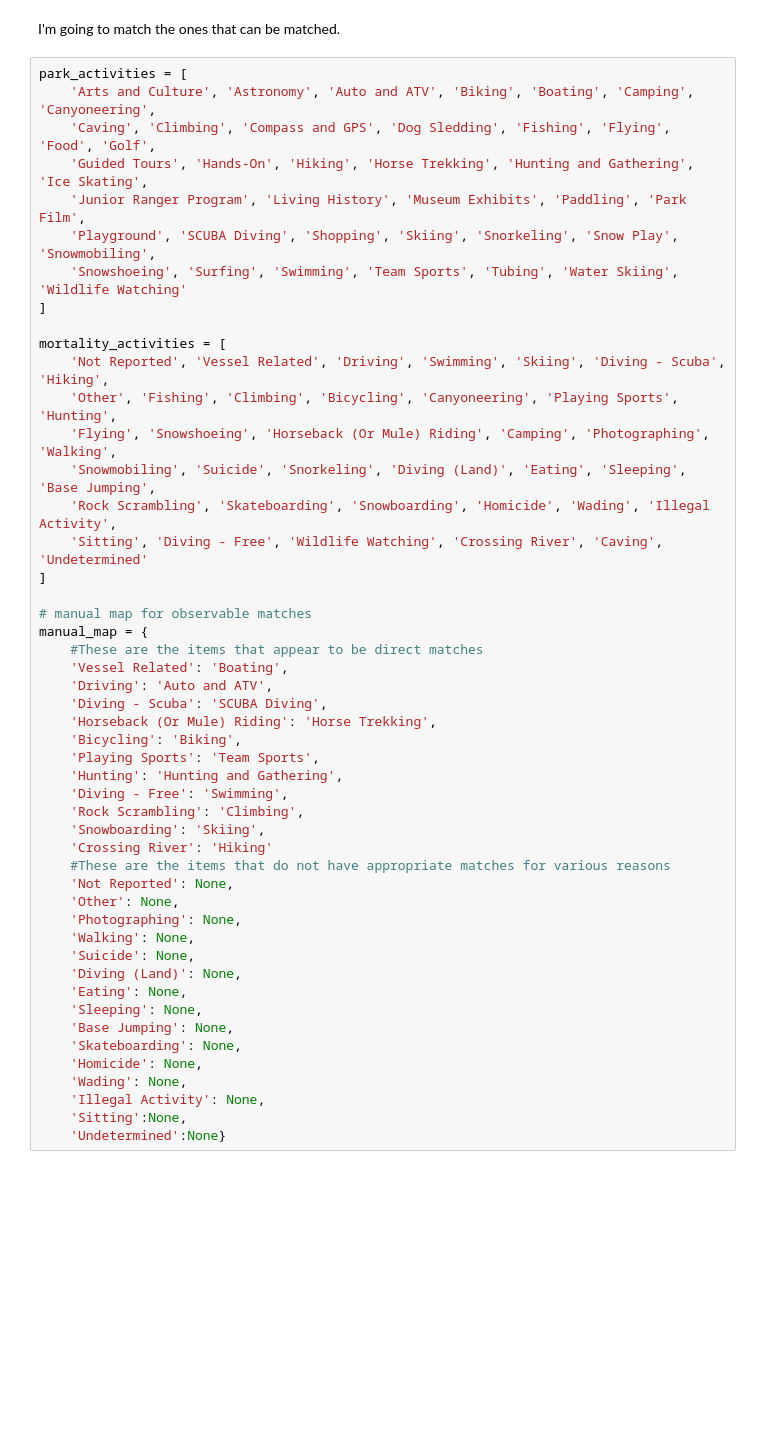
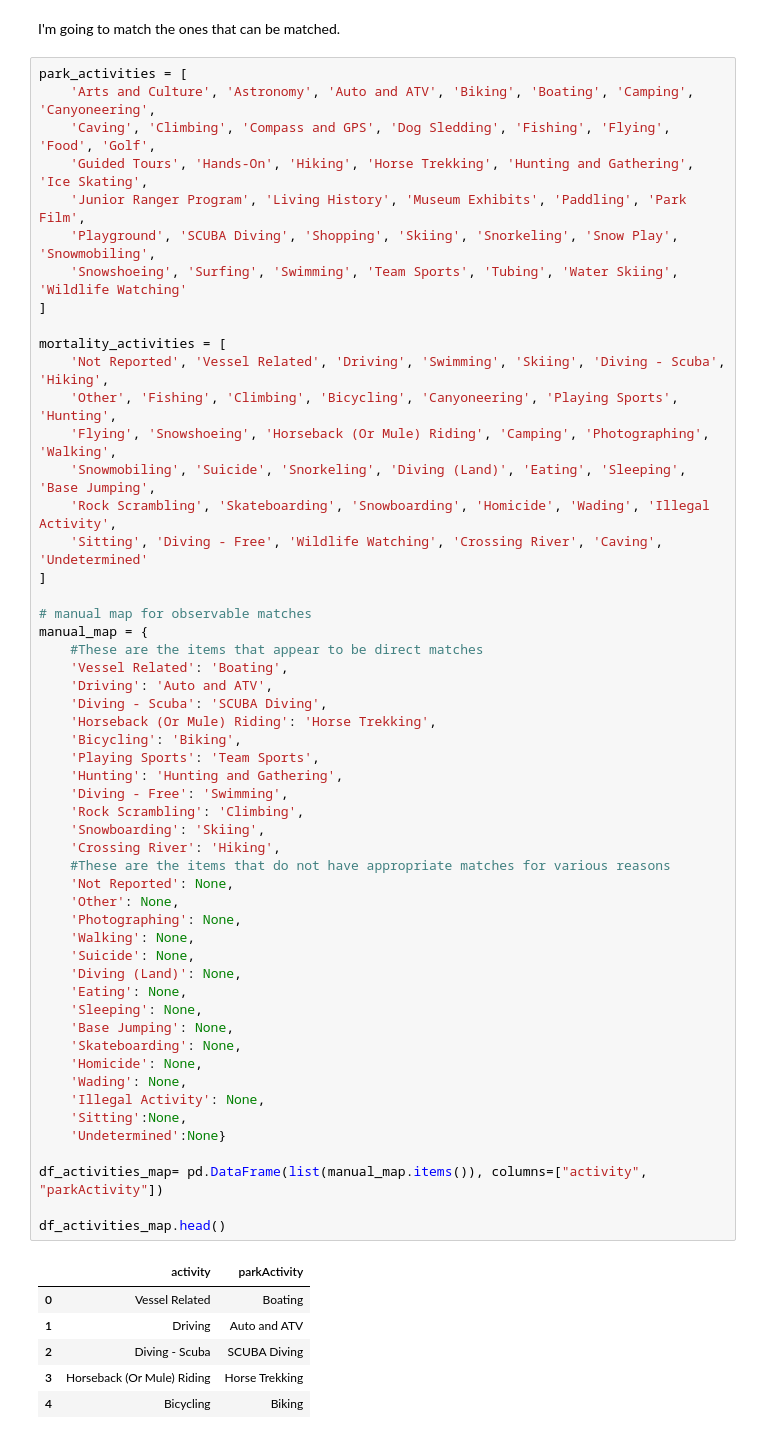
Before and after one commit to jeccalong/NPS_mini_project, a Jupyter notebook: Notebooks/NPS_mini_project.ipynb, the cells around one changed output. Drawn from its saved outputs; the diff is of its cells as text; blank space fills up the shorter version.

Commit message:
Added parkActivity data for all possible rows

```diff
--- a/Notebooks/NPS_mini_project.ipynb
+++ b/Notebooks/NPS_mini_project.ipynb
@@ -2830,31 +2824,42 @@ mortality_activities = [
 
 # manual map for observable matches
 manual_map = {
     #These are the items that appear to be direct matches
     'Vessel Related': 'Boating',
     'Driving': 'Auto and ATV',
     'Diving - Scuba': 'SCUBA Diving',
     'Horseback (Or Mule) Riding': 'Horse Trekking',
     'Bicycling': 'Biking',
     'Playing Sports': 'Team Sports',
     'Hunting': 'Hunting and Gathering',
     'Diving - Free': 'Swimming',
     'Rock Scrambling': 'Climbing',
     'Snowboarding': 'Skiing',
-    'Crossing River': 'Hiking'
+    'Crossing River': 'Hiking',
     #These are the items that do not have appropriate matches for various reasons
     'Not Reported': None,
     'Other': None,
     'Photographing': None,
     'Walking': None,
     'Suicide': None,
     'Diving (Land)': None,
     'Eating': None,
     'Sleeping': None,
     'Base Jumping': None,
     'Skateboarding': None,
     'Homicide': None,
     'Wading': None,
     'Illegal Activity': None,
     'Sitting':None,
     'Undetermined':None}
+
+df_activities_map= pd.DataFrame(list(manual_map.items()), columns=["activity", "parkActivity"])
+
+df_activities_map.head()
+# %% [output]
+|  | activity | parkActivity |
+| 0 | Vessel Related | Boating |
+| 1 | Driving | Auto and ATV |
+| 2 | Diving - Scuba | SCUBA Diving |
+| 3 | Horseback (Or Mule) Riding | Horse Trekking |
+| 4 | Bicycling | Biking |
```
Also changed, not shown: parts of 11 cells of this notebook.
